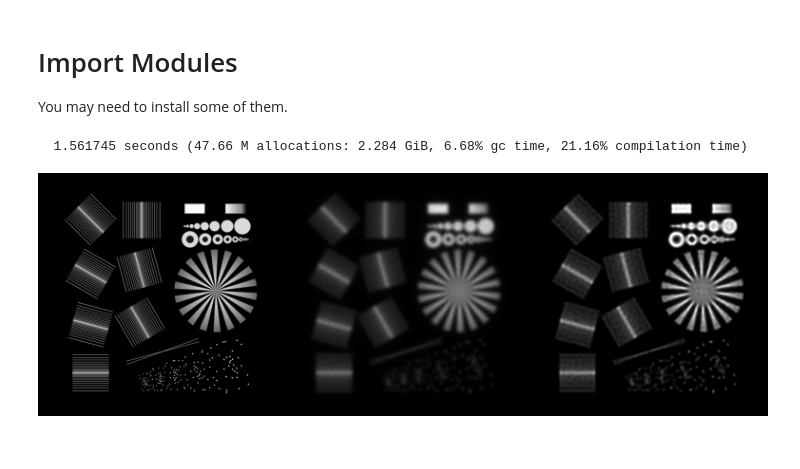
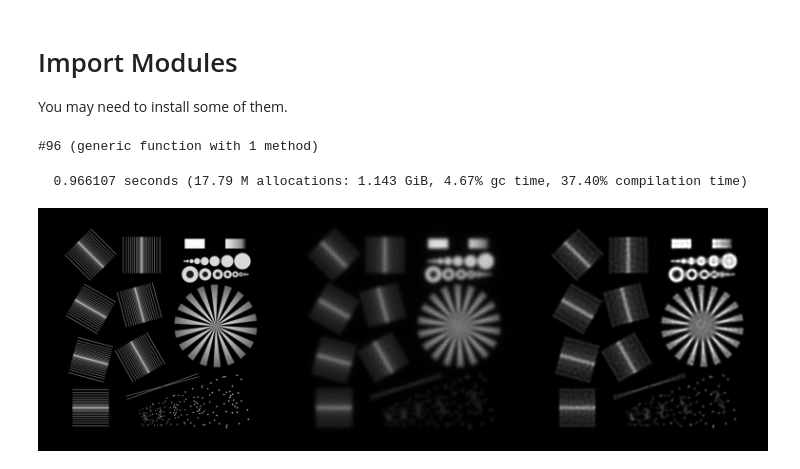
Before and after one commit to roflmaostc/DeconvOptim.jl, a Jupyter notebook: examples/quick_example.ipynb, the cells around one changed output. Saved outputs shown, nothing was run; the diff lists cells and outputs as text; code cells hidden in the pictures.

```diff
--- a/examples/quick_example.ipynb
+++ b/examples/quick_example.ipynb
@@ -15,11 +15,15 @@ psf = Float32.(generate_psf(size(img), 30))
 img_b = conv_psf(img, psf)
 img_n = poisson(img_b, 300)
 
-# deconvolve 2D with default options
-@time res, o = deconvolution(img_n, psf)
-
-# show final results next to original and blurred version
-Gray.([img img_n res])
+regularizer = GR()
 # %% [output]
-  1.561745 seconds (47.66 M allocations: 2.284 GiB, 6.68% gc time, 21.16% compilation time)
+#96 (generic function with 1 method)
-[figure, removed]
+# %%
+# deconvolve 2D with default options
+@time res, o = deconvolution(img_n, psf, regularizer=regularizer)
+
+# show final results next to original and blurred version
+Gray.([img img_n res])
+# %% [output]
+  0.966107 seconds (17.79 M allocations: 1.143 GiB, 4.67% gc time, 37.40% compilation time)
+[figure, added]
```
Also changed, not shown: 1 other file.
